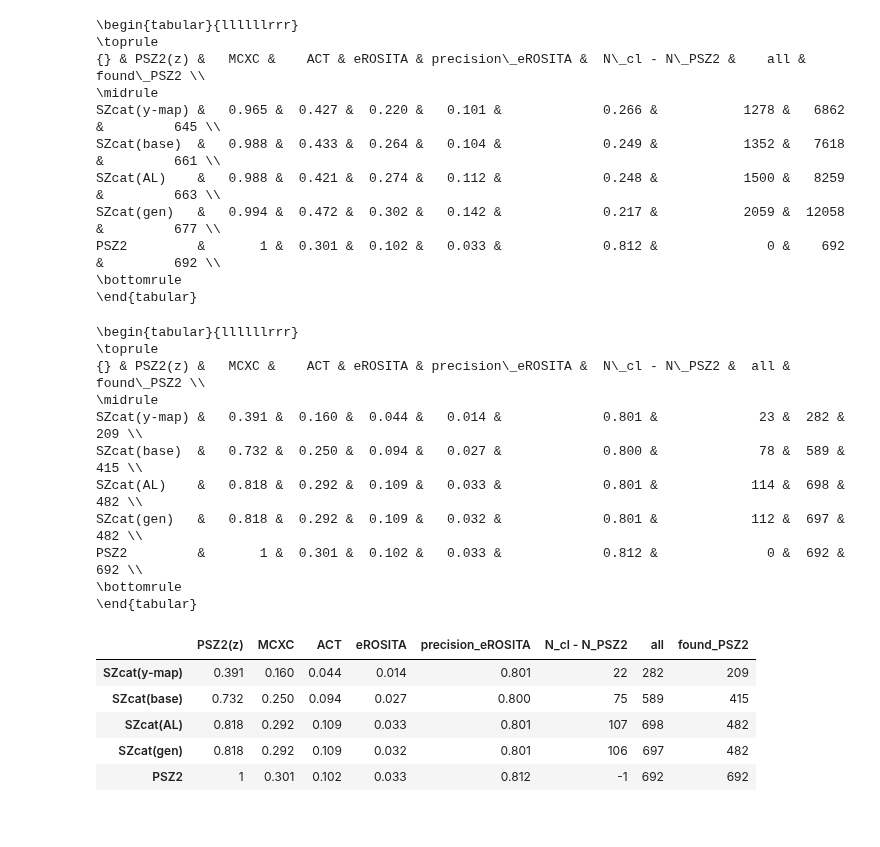
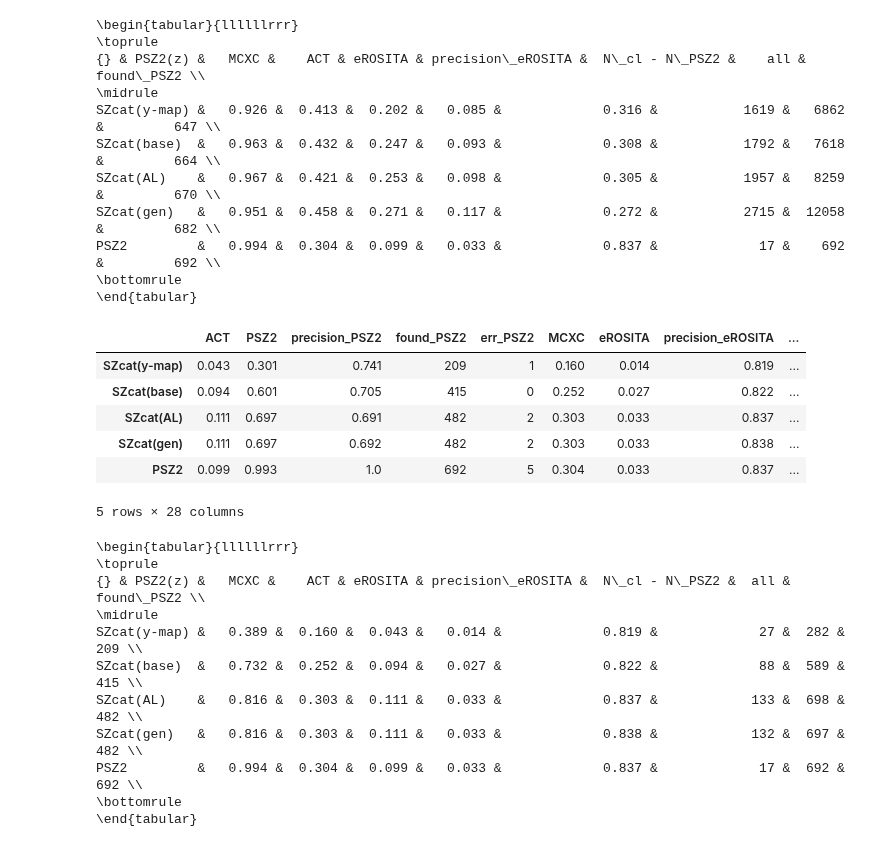
Before and after one commit to rt2122/data-segmentation-2, a Jupyter notebook: visualizations/paper/table_stat_model.ipynb, the cells around one changed output. Saved outputs shown, nothing was run; the diff lists cells and outputs as text; code cells hidden in the pictures.

```diff
--- a/visualizations/paper/table_stat_model.ipynb
+++ b/visualizations/paper/table_stat_model.ipynb
@@ -133,15 +156,15 @@ df = pd.concat(df)
 # %%
-print(df[prm_list1].to_latex())
+print(df3[prm_list1].to_latex())
 # %% [output]
 \begin{tabular}{llllllrrr}
 \toprule
 {} & PSZ2(z) &   MCXC &    ACT & eROSITA & precision\_eROSITA &  N\_cl - N\_PSZ2 &    all &  found\_PSZ2 \\
 \midrule
-SZcat(y-map) &   0.965 &  0.427 &  0.220 &   0.101 &             0.266 &           1278 &   6862 &         645 \\
-SZcat(base)  &   0.988 &  0.433 &  0.264 &   0.104 &             0.249 &           1352 &   7618 &         661 \\
-SZcat(AL)    &   0.988 &  0.421 &  0.274 &   0.112 &             0.248 &           1500 &   8259 &         663 \\
-SZcat(gen)   &   0.994 &  0.472 &  0.302 &   0.142 &             0.217 &           2059 &  12058 &         677 \\
-PSZ2         &       1 &  0.301 &  0.102 &   0.033 &             0.812 &              0 &    692 &         692 \\
+SZcat(y-map) &   0.926 &  0.413 &  0.202 &   0.085 &             0.316 &           1619 &   6862 &         647 \\
+SZcat(base)  &   0.963 &  0.432 &  0.247 &   0.093 &             0.308 &           1792 &   7618 &         664 \\
+SZcat(AL)    &   0.967 &  0.421 &  0.253 &   0.098 &             0.305 &           1957 &   8259 &         670 \\
+SZcat(gen)   &   0.951 &  0.458 &  0.271 &   0.117 &             0.272 &           2715 &  12058 &         682 \\
+PSZ2         &   0.994 &  0.304 &  0.099 &   0.033 &             0.837 &             17 &    692 &         692 \\
 \bottomrule
 \end{tabular}
 # %%
@@ -149,7 +172,7 @@ PSZ2         &       1 &  0.301 &  0.102 &   0.033 &             0.812 &
 vals = vals_rel
 files3['SZcat(gen)'] = '/home/rt2122/Data/gen_cats_er/er_gen_all_found_brcat_prec{}.csv'.format(vals['SZcat(gen)'])
 
-df = []
+df4 = []
 
 dict_cut_list = [{'s/n' : [vals[names[0]], np.inf], 'l' : l_val, 'b' : b_val},
                  {'max_pred' : [vals[names[1]], np.inf], 'l' : l_val, 'b' : b_val},
@@ -159,28 +182,29 @@ dict_cut_list = [{'s/n' : [vals[names[0]], np.inf], 'l' : l_val, 'b' : b_val},
                 ]
 
 for name, dict_cut, prm_line in zip(names, dict_cut_list, prm_lines):
-    df.append(calc_line(name=name, dict_cut=dict_cut, big_pix=big_pix, prm_line=prm_line.format(vals[name]), e_mode=True))
-df = pd.concat(df)
+    df4.append(calc_line(name=name, dict_cut=dict_cut, big_pix=big_pix, prm_line=prm_line.format(vals[name]), e_mode=True))
+df4 = pd.concat(df4)
+# %%
+df4 #4 prec0.8
+# %% [output]
+|  | ACT | PSZ2 | precision_PSZ2 | found_PSZ2 | err_PSZ2 | MCXC | eROSITA | precision_eROSITA | ... |
+| SZcat(y-map) | 0.043 | 0.301 | 0.741 | 209 | 1 | 0.160 | 0.014 | 0.819 | ... |
+| SZcat(base) | 0.094 | 0.601 | 0.705 | 415 | 0 | 0.252 | 0.027 | 0.822 | ... |
+| SZcat(AL) | 0.111 | 0.697 | 0.691 | 482 | 2 | 0.303 | 0.033 | 0.837 | ... |
+| SZcat(gen) | 0.111 | 0.697 | 0.692 | 482 | 2 | 0.303 | 0.033 | 0.838 | ... |
+| PSZ2 | 0.099 | 0.993 | 1.0 | 692 | 5 | 0.304 | 0.033 | 0.837 | ... |
+5 rows × 28 columns
 # %%
-print(df[prm_list1].to_latex())
+print(df4[prm_list1].to_latex())
 # %% [output]
 \begin{tabular}{llllllrrr}
 \toprule
 {} & PSZ2(z) &   MCXC &    ACT & eROSITA & precision\_eROSITA &  N\_cl - N\_PSZ2 &  all &  found\_PSZ2 \\
 \midrule
-SZcat(y-map) &   0.391 &  0.160 &  0.044 &   0.014 &             0.801 &             23 &  282 &         209 \\
-SZcat(base)  &   0.732 &  0.250 &  0.094 &   0.027 &             0.800 &             78 &  589 &         415 \\
-SZcat(AL)    &   0.818 &  0.292 &  0.109 &   0.033 &             0.801 &            114 &  698 &         482 \\
-SZcat(gen)   &   0.818 &  0.292 &  0.109 &   0.032 &             0.801 &            112 &  697 &         482 \\
-PSZ2         &       1 &  0.301 &  0.102 &   0.033 &             0.812 &              0 &  692 &         692 \\
+SZcat(y-map) &   0.389 &  0.160 &  0.043 &   0.014 &             0.819 &             27 &  282 &         209 \\
+SZcat(base)  &   0.732 &  0.252 &  0.094 &   0.027 &             0.822 &             88 &  589 &         415 \\
+SZcat(AL)    &   0.816 &  0.303 &  0.111 &   0.033 &             0.837 &            133 &  698 &         482 \\
+SZcat(gen)   &   0.816 &  0.303 &  0.111 &   0.033 &             0.838 &            132 &  697 &         482 \\
+PSZ2         &   0.994 &  0.304 &  0.099 &   0.033 &             0.837 &             17 &  692 &         692 \\
 \bottomrule
 \end{tabular}
-# %%
-df[prm_list1]
-# %% [output]
-|  | PSZ2(z) | MCXC | ACT | eROSITA | precision_eROSITA | N_cl - N_PSZ2 | all | found_PSZ2 |
-| SZcat(y-map) | 0.391 | 0.160 | 0.044 | 0.014 | 0.801 | 22 | 282 | 209 |
-| SZcat(base) | 0.732 | 0.250 | 0.094 | 0.027 | 0.800 | 75 | 589 | 415 |
-| SZcat(AL) | 0.818 | 0.292 | 0.109 | 0.033 | 0.801 | 107 | 698 | 482 |
-| SZcat(gen) | 0.818 | 0.292 | 0.109 | 0.032 | 0.801 | 106 | 697 | 482 |
-| PSZ2 | 1 | 0.301 | 0.102 | 0.033 | 0.812 | -1 | 692 | 692 |
```
Also changed, not shown: parts of 14 cells of this notebook, 3 other files.
